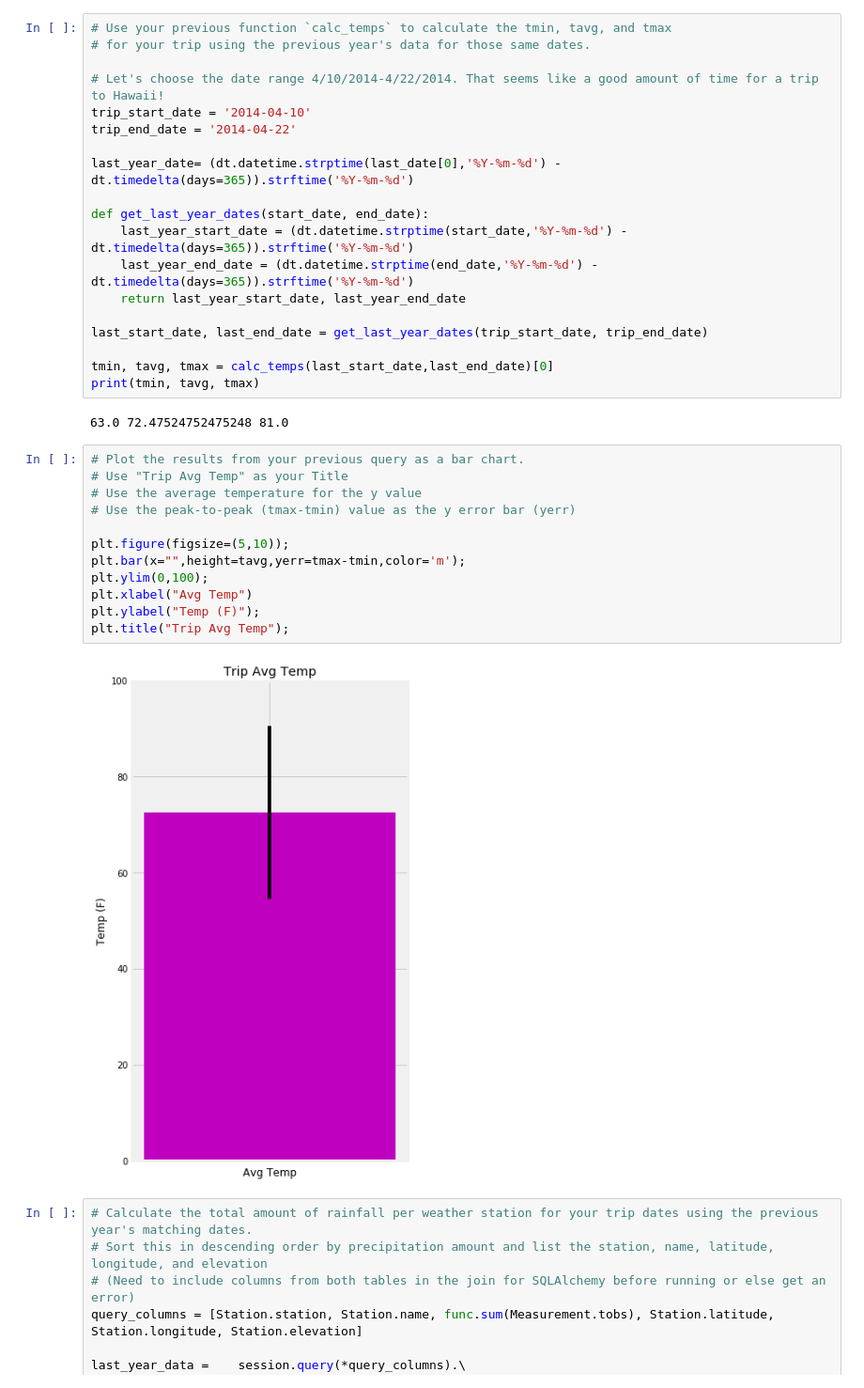
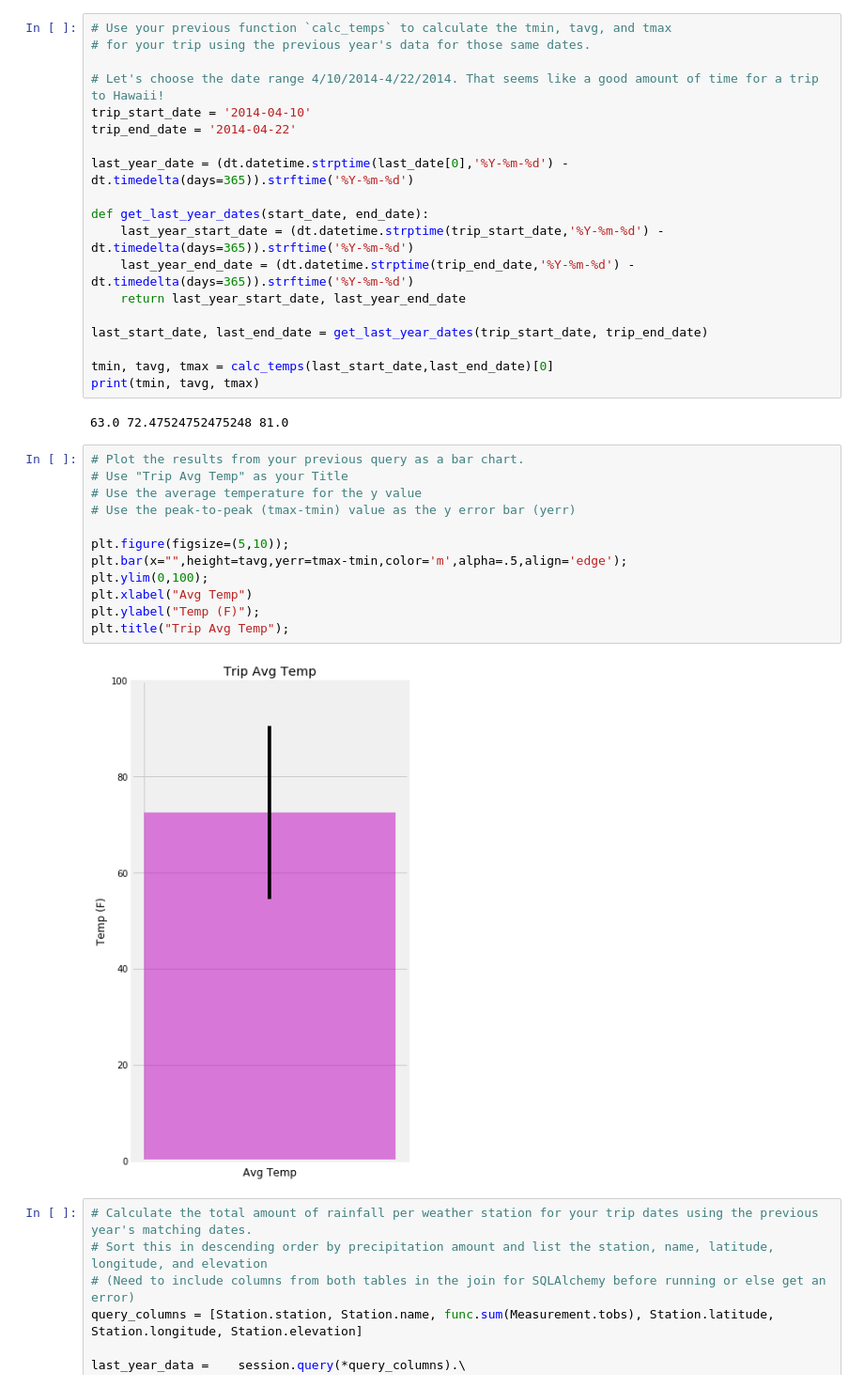
Before and after one commit to c-l-nguyen/sqlalchemy-challenge, a Jupyter notebook: climate_alchemy.ipynb, the cells around one changed output. Shown at 94% size. Saved outputs shown, nothing was run; the diff lists cells and outputs as text.

Commit message:
finished analysis and started Flask app

```diff
--- a/climate_starter.ipynb
+++ b/climate_alchemy.ipynb
@@ -206,11 +254,11 @@ print(calc_temps('2012-02-28', '2012-03-05'))
 trip_start_date = '2014-04-10'
 trip_end_date = '2014-04-22'
 
-last_year_date= (dt.datetime.strptime(last_date[0],'%Y-%m-%d') - dt.timedelta(days=365)).strftime('%Y-%m-%d')
+last_year_date = (dt.datetime.strptime(last_date[0],'%Y-%m-%d') - dt.timedelta(days=365)).strftime('%Y-%m-%d')
 
 def get_last_year_dates(start_date, end_date):
-    last_year_start_date = (dt.datetime.strptime(start_date,'%Y-%m-%d') - dt.timedelta(days=365)).strftime('%Y-%m-%d')
-    last_year_end_date = (dt.datetime.strptime(end_date,'%Y-%m-%d') - dt.timedelta(days=365)).strftime('%Y-%m-%d')
+    last_year_start_date = (dt.datetime.strptime(trip_start_date,'%Y-%m-%d') - dt.timedelta(days=365)).strftime('%Y-%m-%d')
+    last_year_end_date = (dt.datetime.strptime(trip_end_date,'%Y-%m-%d') - dt.timedelta(days=365)).strftime('%Y-%m-%d')
     return last_year_start_date, last_year_end_date
 
 last_start_date, last_end_date = get_last_year_dates(trip_start_date, trip_end_date)
@@ -222,17 +270,17 @@ print(tmin, tavg, tmax)
 # %%
 # Plot the results from your previous query as a bar chart.
 # Use "Trip Avg Temp" as your Title
 # Use the average temperature for the y value
 # Use the peak-to-peak (tmax-tmin) value as the y error bar (yerr)
 
 plt.figure(figsize=(5,10));
-plt.bar(x="",height=tavg,yerr=tmax-tmin,color='m');
+plt.bar(x="",height=tavg,yerr=tmax-tmin,color='m',alpha=.5,align='edge');
 plt.ylim(0,100);
 plt.xlabel("Avg Temp")
 plt.ylabel("Temp (F)");
 plt.title("Trip Avg Temp");
 # %% [output]
-[figure, old version]
+[figure, new version]
 # %%
 # Calculate the total amount of rainfall per weather station for your trip dates using the previous year's matching dates.
 # Sort this in descending order by precipitation amount and list the station, name, latitude, longitude, and elevation
```
Also changed, not shown: parts of 17 cells of this notebook, 1 other file.
